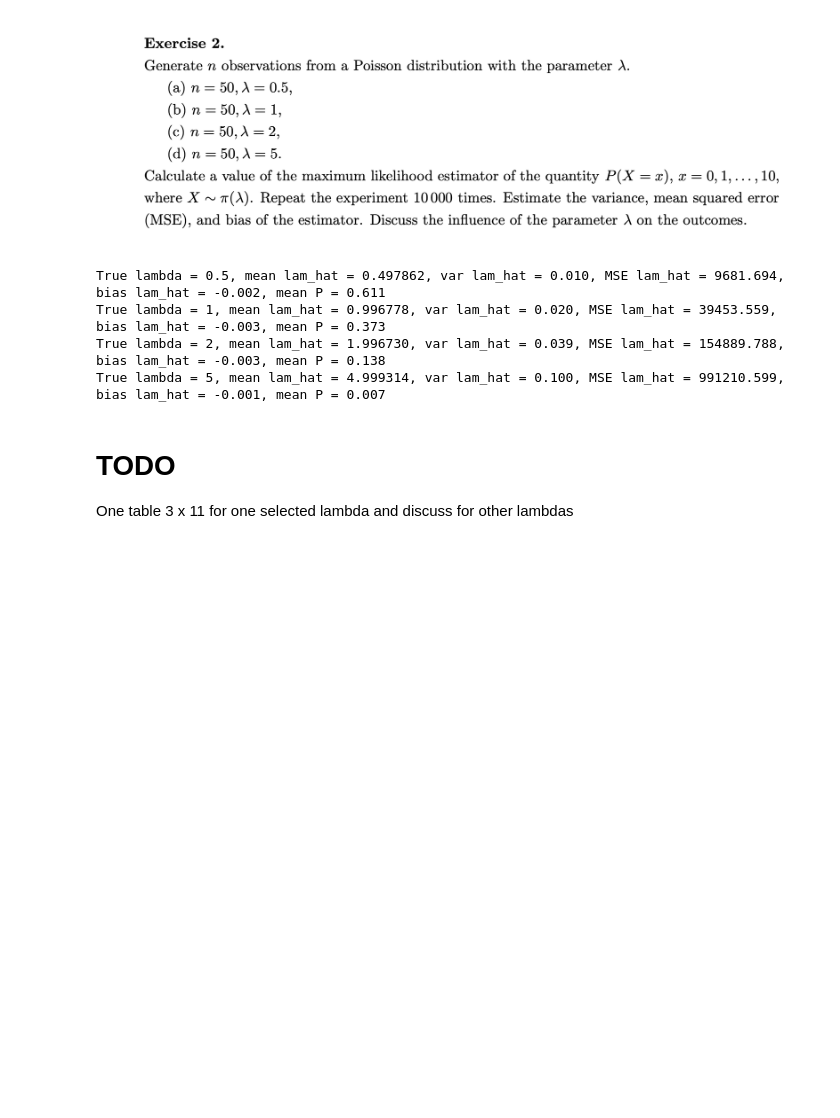
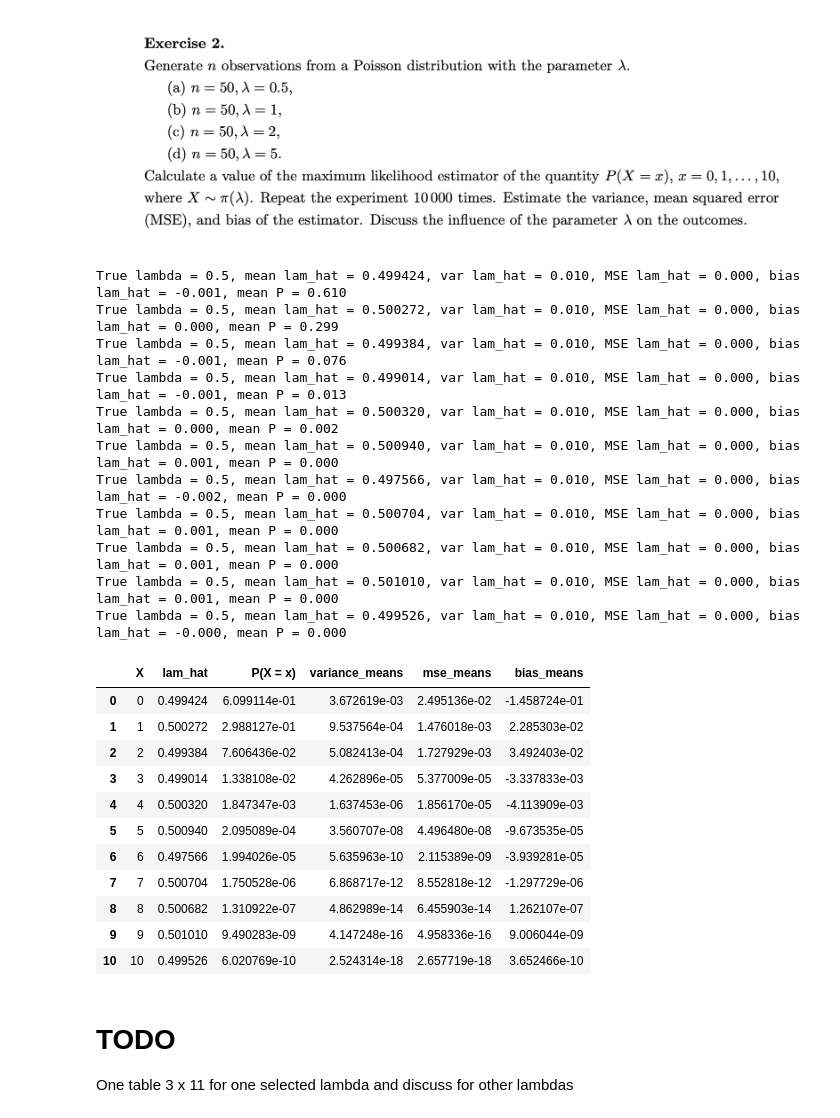
Before and after one commit to TheFebrin/UNIVERSITY, a Jupyter notebook: Statistics and Linear Models/Task2/Task2.ipynb, the cells around one changed output. Cells and saved outputs as stored; diff of their text form; code cells hidden in the pictures; blank space fills up the shorter version.

```diff
--- a/Statistics and Linear Models/Task2/Task2.ipynb
+++ b/Statistics and Linear Models/Task2/Task2.ipynb
@@ -45,35 +76,85 @@ Table should be for P(x >= 3) not p_hat
 # %% [markdown]
 ![image.png](attachment:b068b921-b545-45cd-847f-842d55347340.png)
 # %%
-for lam in (0.5, 1, 2, 5):
+lams = (0.5, 1, 2, 5)
+lams = (5, )
+xes = np.arange(11)
+
+lam_hats_means = []
+Ps_means = []
+variance_means = []
+mse_means = []
+bias_means = []
+
+
+for x in xes:
     lam_hats = []
     Ps = []
+    lam = 0.5
     for _ in range(10000):
         X = np.random.poisson(lam=lam, size=50)
 
         # Calculate MLE p_hat
         lam_hat = X.mean()
 
         # Calculate P(x >= 3)
-        P = poisson.pmf(k=0, mu=lam_hat)
+        P = poisson.pmf(k=x, mu=lam_hat)
 
         Ps.append(P)
         lam_hats.append(lam_hat)
 
     lam_hats = np.array(lam_hats)
     print(
         f'True lambda = {lam}, '
         f'mean lam_hat = {np.mean(lam_hats):3f}, '
         f'var lam_hat = {np.var(lam_hats):.3f}, '
         f'MSE lam_hat = {np.square(np.mean((lam_hats - lam) ** 2)):.3f}, '
         f'bias lam_hat = {np.mean(lam_hats - lam):.3f}, '
         f'mean P = {np.mean(Ps):.3f}'
     )
+
+    true_P = poisson.pmf(k=x, mu=lam_hat)
+
+    Ps = np.array(Ps)
+    lam_hats_means.append(np.mean(lam_hats))
+    Ps_means.append(np.mean(Ps))
+    variance_means.append(np.var(Ps))
+    mse_means.append(np.mean((Ps - true_P) ** 2))
+    bias_means.append(np.mean(Ps - true_P))
+
+
+pd.DataFrame({
+    "X": xes,
+    "lam_hat": lam_hats_means,
+    "P(X = x)": Ps_means,
+    "variance_means": variance_means,
+    "mse_means": mse_means,
+    "bias_means": bias_means
+})
 # %% [output]
-True lambda = 0.5, mean lam_hat = 0.497862, var lam_hat = 0.010, MSE lam_hat = 9681.694, bias lam_hat = -0.002, mean P = 0.611
-True lambda = 1, mean lam_hat = 0.996778, var lam_hat = 0.020, MSE lam_hat = 39453.559, bias lam_hat = -0.003, mean P = 0.373
-True lambda = 2, mean lam_hat = 1.996730, var lam_hat = 0.039, MSE lam_hat = 154889.788, bias lam_hat = -0.003, mean P = 0.138
-True lambda = 5, mean lam_hat = 4.999314, var lam_hat = 0.100, MSE lam_hat = 991210.599, bias lam_hat = -0.001, mean P = 0.007
+True lambda = 0.5, mean lam_hat = 0.499424, var lam_hat = 0.010, MSE lam_hat = 0.000, bias lam_hat = -0.001, mean P = 0.610
+True lambda = 0.5, mean lam_hat = 0.500272, var lam_hat = 0.010, MSE lam_hat = 0.000, bias lam_hat = 0.000, mean P = 0.299
+True lambda = 0.5, mean lam_hat = 0.499384, var lam_hat = 0.010, MSE lam_hat = 0.000, bias lam_hat = -0.001, mean P = 0.076
+True lambda = 0.5, mean lam_hat = 0.499014, var lam_hat = 0.010, MSE lam_hat = 0.000, bias lam_hat = -0.001, mean P = 0.013
+True lambda = 0.5, mean lam_hat = 0.500320, var lam_hat = 0.010, MSE lam_hat = 0.000, bias lam_hat = 0.000, mean P = 0.002
+True lambda = 0.5, mean lam_hat = 0.500940, var lam_hat = 0.010, MSE lam_hat = 0.000, bias lam_hat = 0.001, mean P = 0.000
+True lambda = 0.5, mean lam_hat = 0.497566, var lam_hat = 0.010, MSE lam_hat = 0.000, bias lam_hat = -0.002, mean P = 0.000
+True lambda = 0.5, mean lam_hat = 0.500704, var lam_hat = 0.010, MSE lam_hat = 0.000, bias lam_hat = 0.001, mean P = 0.000
+True lambda = 0.5, mean lam_hat = 0.500682, var lam_hat = 0.010, MSE lam_hat = 0.000, bias lam_hat = 0.001, mean P = 0.000
+True lambda = 0.5, mean lam_hat = 0.501010, var lam_hat = 0.010, MSE lam_hat = 0.000, bias lam_hat = 0.001, mean P = 0.000
+True lambda = 0.5, mean lam_hat = 0.499526, var lam_hat = 0.010, MSE lam_hat = 0.000, bias lam_hat = -0.000, mean P = 0.000
+|  | X | lam_hat | P(X = x) | variance_means | mse_means | bias_means |
+| 0 | 0 | 0.499424 | 6.099114e-01 | 3.672619e-03 | 2.495136e-02 | -1.458724e-01 |
+| 1 | 1 | 0.500272 | 2.988127e-01 | 9.537564e-04 | 1.476018e-03 | 2.285303e-02 |
+| 2 | 2 | 0.499384 | 7.606436e-02 | 5.082413e-04 | 1.727929e-03 | 3.492403e-02 |
+| 3 | 3 | 0.499014 | 1.338108e-02 | 4.262896e-05 | 5.377009e-05 | -3.337833e-03 |
+| 4 | 4 | 0.500320 | 1.847347e-03 | 1.637453e-06 | 1.856170e-05 | -4.113909e-03 |
+| 5 | 5 | 0.500940 | 2.095089e-04 | 3.560707e-08 | 4.496480e-08 | -9.673535e-05 |
+| 6 | 6 | 0.497566 | 1.994026e-05 | 5.635963e-10 | 2.115389e-09 | -3.939281e-05 |
+| 7 | 7 | 0.500704 | 1.750528e-06 | 6.868717e-12 | 8.552818e-12 | -1.297729e-06 |
+| 8 | 8 | 0.500682 | 1.310922e-07 | 4.862989e-14 | 6.455903e-14 | 1.262107e-07 |
+| 9 | 9 | 0.501010 | 9.490283e-09 | 4.147248e-16 | 4.958336e-16 | 9.006044e-09 |
+| 10 | 10 | 0.499526 | 6.020769e-10 | 2.524314e-18 | 2.657719e-18 | 3.652466e-10 |
 # %% [markdown]
 # TODO
 
```
Also changed, not shown: parts of 6 cells of this notebook, 4 other files.
